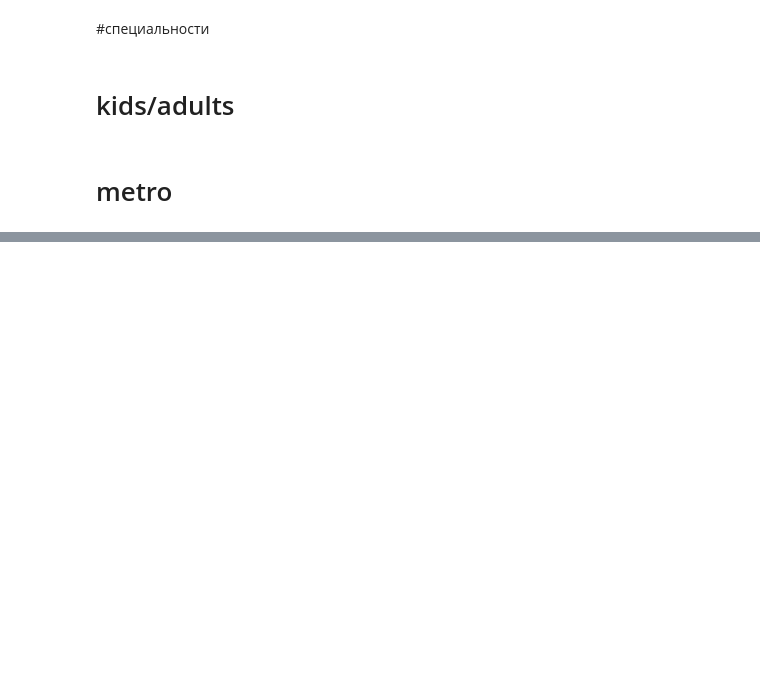
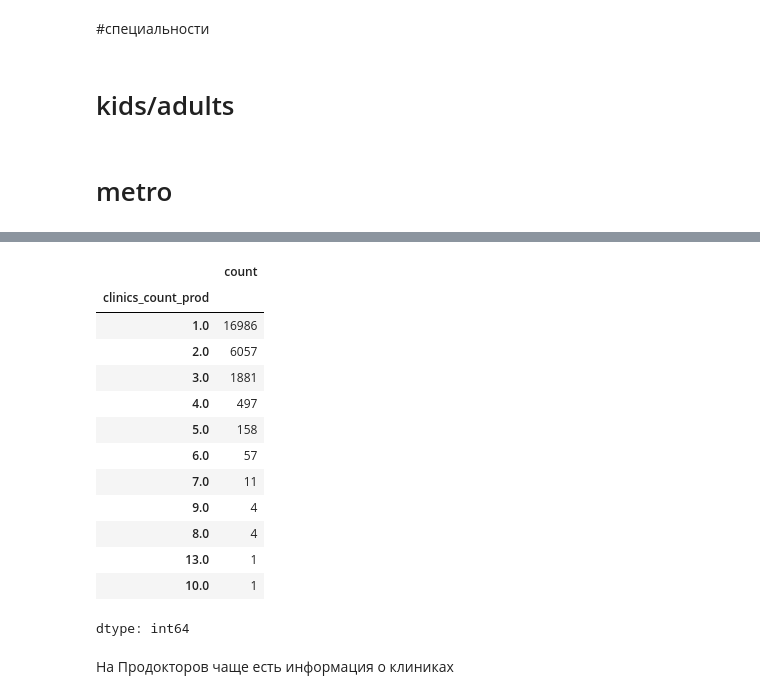
Before and after one commit to yyaroslavskiy/SkibidiDocDoc, a Jupyter notebook: eda/EDA_Doctors.ipynb, the cells around one changed output, grey strips where cells are left out. Drawn from its saved outputs; the diff is of its cells as text; code cells hidden in the pictures; blank space fills up the shorter version.

```diff
--- a/eda/EDA_Doctors.ipynb
+++ b/eda/EDA_Doctors.ipynb
@@ -440,0 +621,19 @@ metro_counts
+# %%
+doctors['clinics_count_prod'].value_counts()
+# %% [output]
+|  | count |
+| clinics_count_prod |  |
+| 1.0 | 16986 |
+| 2.0 | 6057 |
+| 3.0 | 1881 |
+| 4.0 | 497 |
+| 5.0 | 158 |
+| 6.0 | 57 |
+| 7.0 | 11 |
+| 9.0 | 4 |
+| 8.0 | 4 |
+| 13.0 | 1 |
+| 10.0 | 1 |
+dtype: int64
+# %% [markdown]
+На Продокторов чаще есть информация о клиниках
```
Also changed, not shown: parts of 26 cells of this notebook.
